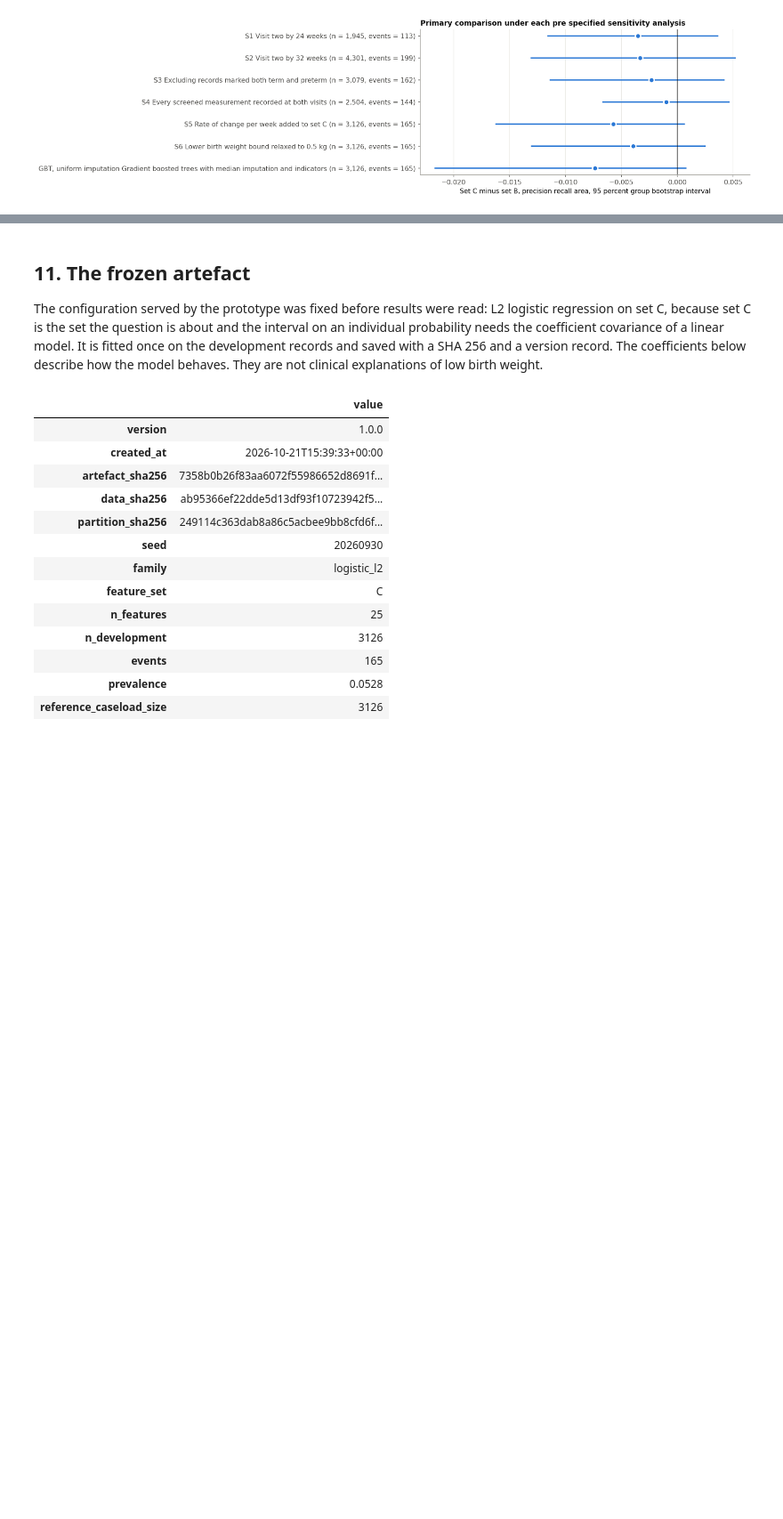
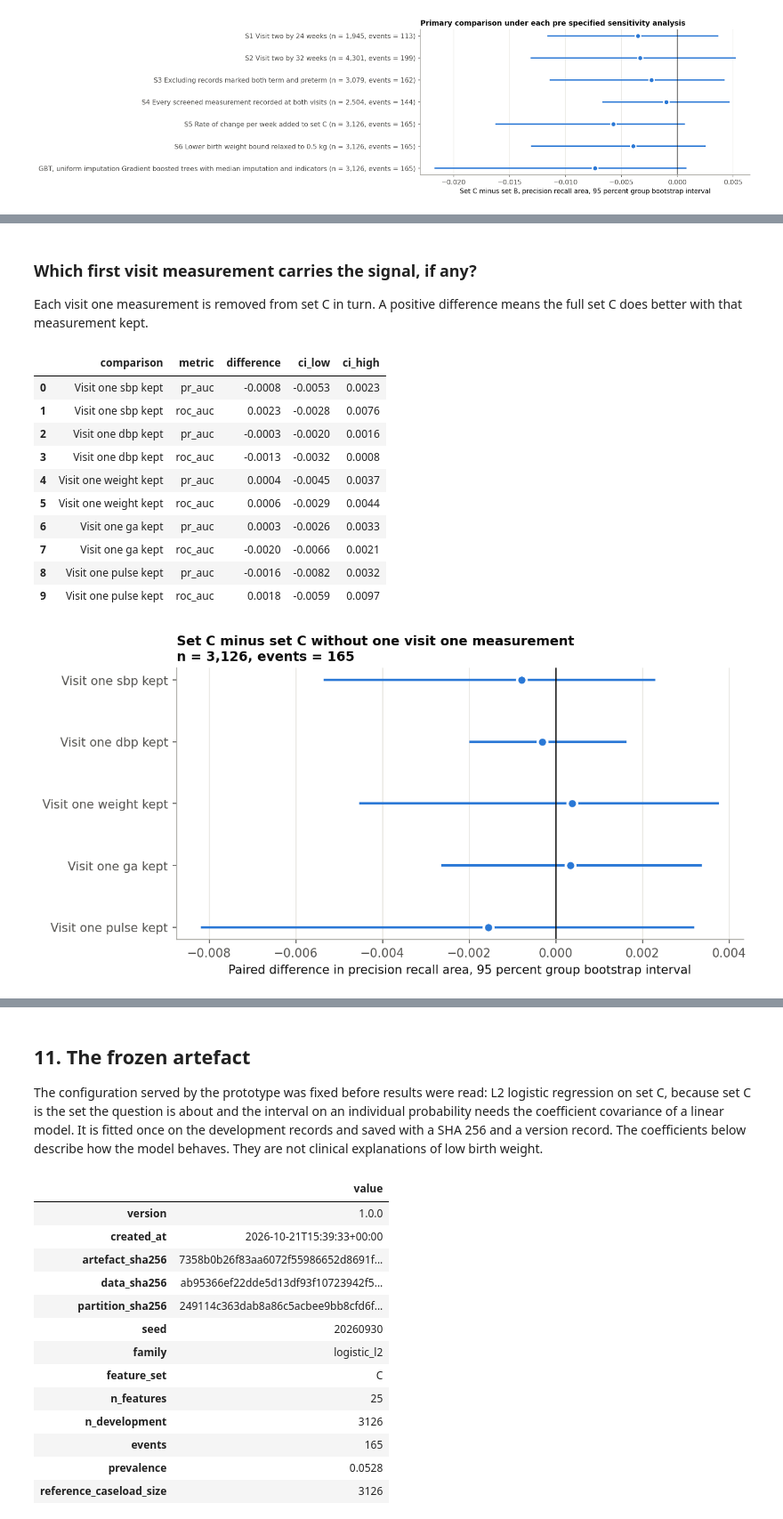
Before and after one commit to Kelvin364/Antanental_risk_model, a Jupyter notebook: notebooks/02_model_notebook.ipynb, the cells around one changed output, grey strips where cells are left out. Shown at 89% size. Drawn from its saved outputs; the diff is of its cells as text; code cells hidden in the pictures; blank space fills up the shorter version.

```diff
--- a/notebooks/02_model_notebook.ipynb
+++ b/notebooks/02_model_notebook.ipynb
@@ -244,0 +265,21 @@ figure("fig11_sensitivity")
+# %% [markdown]
+### Which first visit measurement carries the signal, if any?
+
+Each visit one measurement is removed from set C in turn. A positive difference means the full set C does better with that measurement kept.
+# %%
+ablation = table("ablation")
+display(ablation[["comparison", "metric", "difference", "ci_low", "ci_high"]])
+figure("fig13_ablation")
+# %% [output]
+|  | comparison | metric | difference | ci_low | ci_high |
+| 0 | Visit one sbp kept | pr_auc | -0.0008 | -0.0053 | 0.0023 |
+| 1 | Visit one sbp kept | roc_auc | 0.0023 | -0.0028 | 0.0076 |
+| 2 | Visit one dbp kept | pr_auc | -0.0003 | -0.0020 | 0.0016 |
+| 3 | Visit one dbp kept | roc_auc | -0.0013 | -0.0032 | 0.0008 |
+| 4 | Visit one weight kept | pr_auc | 0.0004 | -0.0045 | 0.0037 |
+| 5 | Visit one weight kept | roc_auc | 0.0006 | -0.0029 | 0.0044 |
+| 6 | Visit one ga kept | pr_auc | 0.0003 | -0.0026 | 0.0033 |
+| 7 | Visit one ga kept | roc_auc | -0.0020 | -0.0066 | 0.0021 |
+| 8 | Visit one pulse kept | pr_auc | -0.0016 | -0.0082 | 0.0032 |
+| 9 | Visit one pulse kept | roc_auc | 0.0018 | -0.0059 | 0.0097 |
+[figure, added]
```
Also changed, not shown: parts of 19 cells of this notebook.
